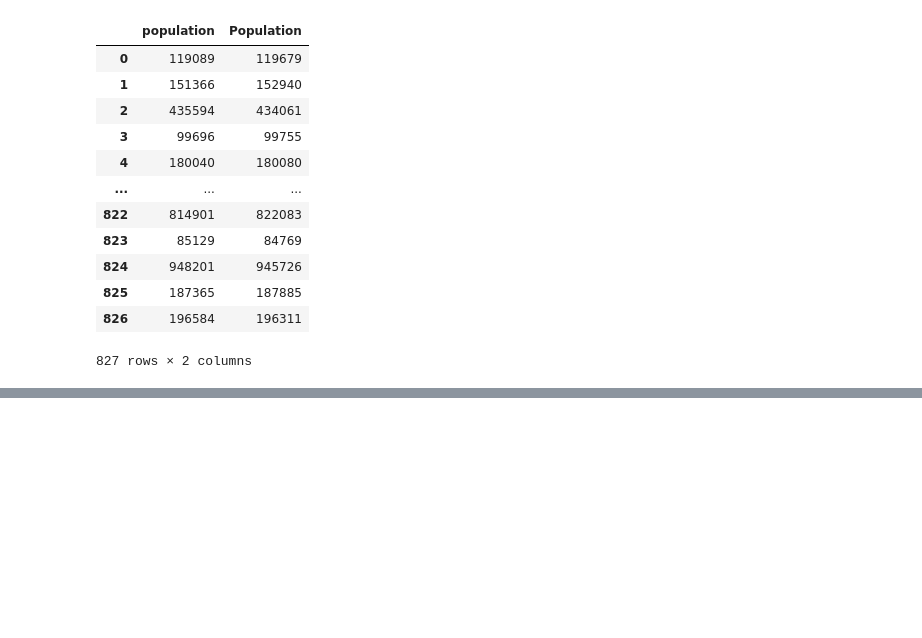
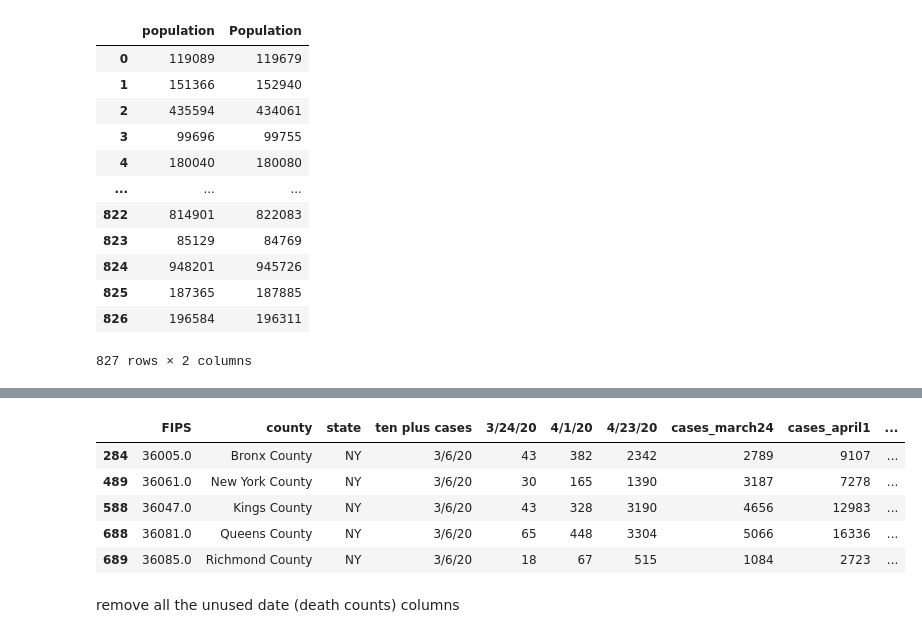
Before and after one commit to aejurgensen/Covid-19, a Jupyter notebook: data/covid_data.ipynb, the cells around one changed output, grey strips where cells are left out. Drawn from its saved outputs; the diff is of its cells as text; code cells hidden in the pictures; blank space fills up the shorter version.

```diff
--- a/data/covid_data.ipynb
+++ b/data/covid_data.ipynb
@@ -447,0 +316,42 @@ final.to_csv("combined_data.csv")
+# %%
+# cases march 24: https://www1.nyc.gov/assets/doh/downloads/pdf/imm/covid-19-daily-data-summary-03252020-1.pdf
+
+merged.at[284, "cases_march24"] = 2789
+merged.at[489, "cases_march24"] = 3187
+merged.at[588, "cases_march24"] = 4656
+merged.at[688, "cases_march24"] = 5066
+merged.at[689, "cases_march24"] = 1084
+# %%
+# cases april 1: https://www1.nyc.gov/assets/doh/downloads/pdf/imm/covid-19-daily-data-summary-04022020-1.pdf
+
+merged.at[284, "cases_april1"] = 9107
+merged.at[489, "cases_april1"] = 7278
+merged.at[588, "cases_april1"] = 12983
+merged.at[688, "cases_april1"] = 16336
+merged.at[689, "cases_april1"] = 2723
+# %%
+# cases april 23: https://www1.nyc.gov/assets/doh/downloads/pdf/imm/covid-19-daily-data-summary-04242020-1.pdf
+
+merged.at[284, "cases_april23"] = 32862
+merged.at[489, "cases_april23"] = 18252
+merged.at[588, "cases_april23"] = 38727
+merged.at[688, "cases_april23"] = 45313
+merged.at[689, "cases_april23"] = 10917
+# %%
+merged[(merged["state"] == "NY") & ((merged["county"] == "Bronx County") |
+                                   (merged["county"] == "Kings County") |
+                                   (merged["county"] == "New York County") |
+                                   (merged["county"] == "Queens County") |
+                                   (merged["county"] == "Richmond County"))][["FIPS", "county", "state",
+                                                                              "ten plus cases", "3/24/20",
+                                                                              "4/1/20", "4/23/20", "cases_march24",
+                                                                              "cases_april1", "cases_april23"]]
+# %% [output]
+|  | FIPS | county | state | ten plus cases | 3/24/20 | 4/1/20 | 4/23/20 | cases_march24 | cases_april1 | ... |
+| 284 | 36005.0 | Bronx County | NY | 3/6/20 | 43 | 382 | 2342 | 2789 | 9107 | ... |
+| 489 | 36061.0 | New York County | NY | 3/6/20 | 30 | 165 | 1390 | 3187 | 7278 | ... |
+| 588 | 36047.0 | Kings County | NY | 3/6/20 | 43 | 328 | 3190 | 4656 | 12983 | ... |
+| 688 | 36081.0 | Queens County | NY | 3/6/20 | 65 | 448 | 3304 | 5066 | 16336 | ... |
+| 689 | 36085.0 | Richmond County | NY | 3/6/20 | 18 | 67 | 515 | 1084 | 2723 | ... |
+# %% [markdown]
+remove all the unused date (death counts) columns
```
Also changed, not shown: parts of 60 cells of this notebook, 10 other files.
